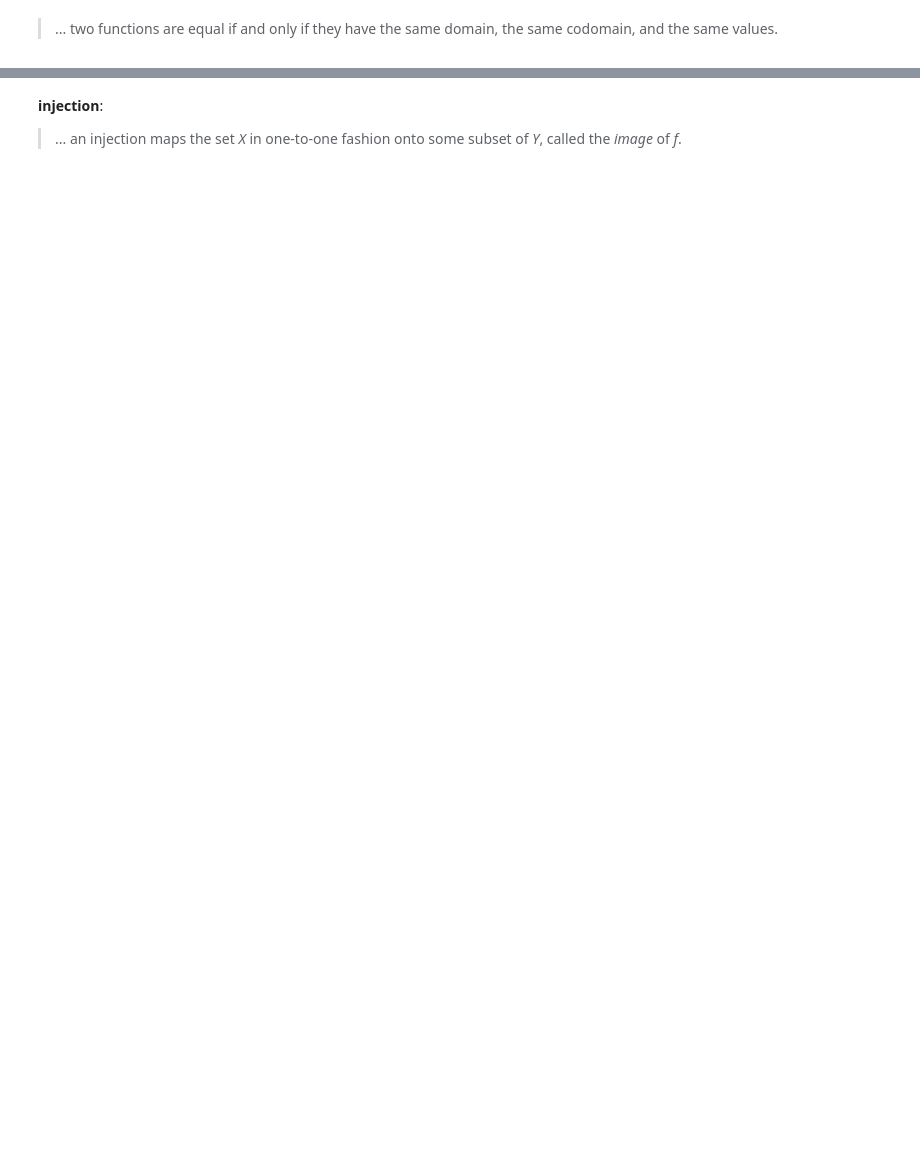
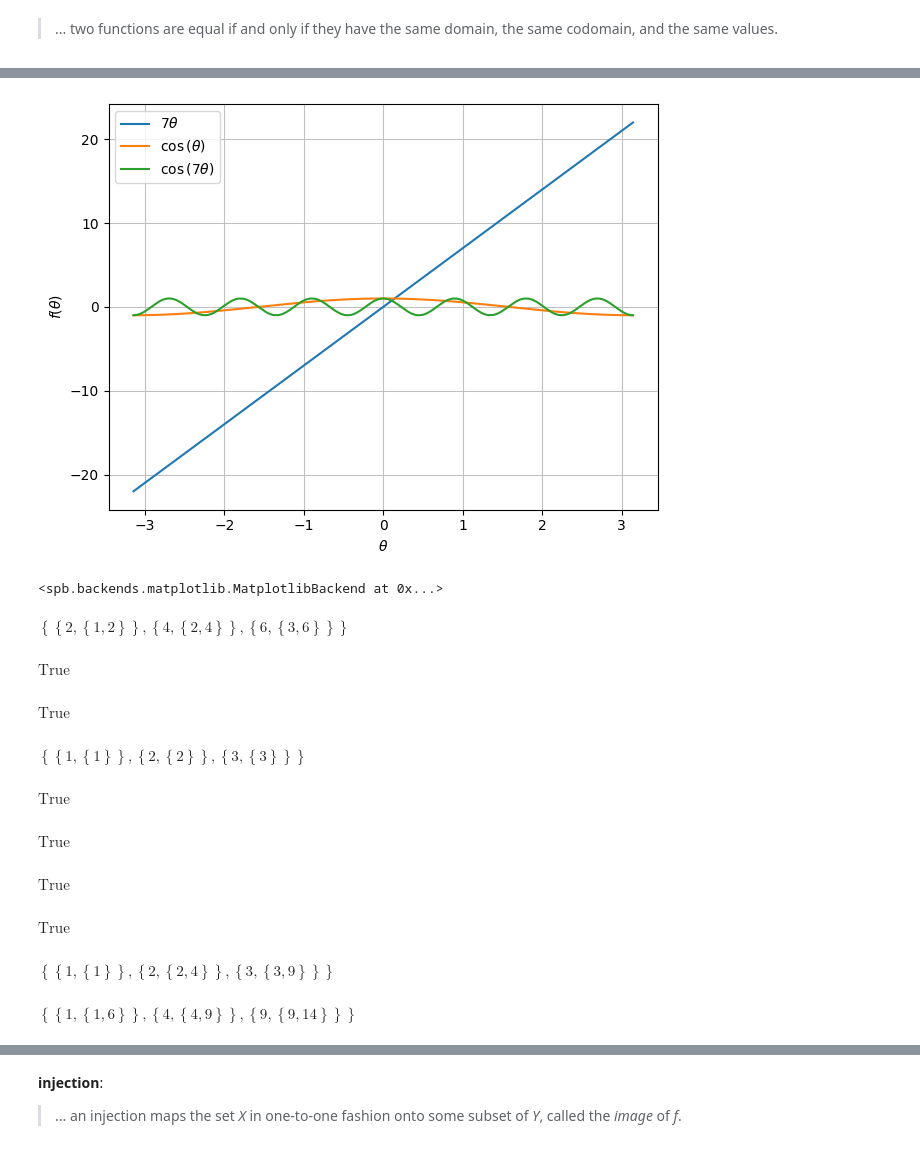
Before and after one commit to James-G-Hill/Sympy-Companion-to-Mathematics-Form-and-Function, a Jupyter notebook: ch05_functions_transformations_groups/04_functions_as_sets_of_pairs.ipynb, the cells around one changed output, grey strips where cells are left out. Cells and saved outputs as stored; diff of their text form; code cells hidden in the pictures; blank space fills up the shorter version.

```diff
--- a/ch05_functions_transformations_groups/04_functions_as_sets_of_pairs.ipynb
+++ b/ch05_functions_transformations_groups/04_functions_as_sets_of_pairs.ipynb
@@ -31,0 +198,63 @@ print(axiom_of_extensionality(A, B, C))
+# %%
+theta = Symbol('θ')
+
+plot(
+    7*theta,
+    cos(theta),
+    cos(7 * theta),
+    (theta, -pi, pi)
+)
+# %% [output]
+[figure, added]
+<spb.backends.matplotlib.MatplotlibBackend at 0x...>
+# %%
+g2 = Func(Y2, X2)
+g2
+# %% [output]
+$\displaystyle \left\{\left\{2, \left\{1, 2\right\}\right\}, \left\{4, \left\{2, 4\right\}\right\}, \left\{6, \left\{3, 6\right\}\right\}\right\}$
+# %%
+Eq(f1.codomain, g2.domain)
+# %% [output]
+$\displaystyle \text{True}$
+# %%
+Eq(g2.codomain, f1.domain)
+# %% [output]
+$\displaystyle \text{True}$
+# %%
+h = (g2*f1)
+h
+# %% [output]
+$\displaystyle \left\{\left\{1, \left\{1\right\}\right\}, \left\{2, \left\{2\right\}\right\}, \left\{3, \left\{3\right\}\right\}\right\}$
+# %%
+And(*[Eq((g2*f1).apply(x), g2.apply(f1.apply(x))) for x in X2])
+# %% [output]
+$\displaystyle \text{True}$
+# %%
+Eq((g2*f1).domain, f1.domain)
+# %% [output]
+$\displaystyle \text{True}$
+# %%
+Eq((g2*f1).codomain, g2.codomain)
+# %% [output]
+$\displaystyle \text{True}$
+# %%
+X3 = [1, 2, 3]
+Y3 = [x**2 for x in X3]
+Z3 = [y+5 for y in Y3]
+W3 = [z-2 for z in Z3]
+
+f3 = Func(X3, Y3)
+g3 = Func(Y3, Z3)
+h3 = Func(Z3, W3)
+
+Eq(h3*(g3*f3), (h3*g3)*f3)
+# %% [output]
+$\displaystyle \text{True}$
+# %%
+f3
+# %% [output]
+$\displaystyle \left\{\left\{1, \left\{1\right\}\right\}, \left\{2, \left\{2, 4\right\}\right\}, \left\{3, \left\{3, 9\right\}\right\}\right\}$
+# %%
+g3
+# %% [output]
+$\displaystyle \left\{\left\{1, \left\{1, 6\right\}\right\}, \left\{4, \left\{4, 9\right\}\right\}, \left\{9, \left\{9, 14\right\}\right\}\right\}$
```
Also changed, not shown: parts of 31 cells of this notebook, 2 other files.
